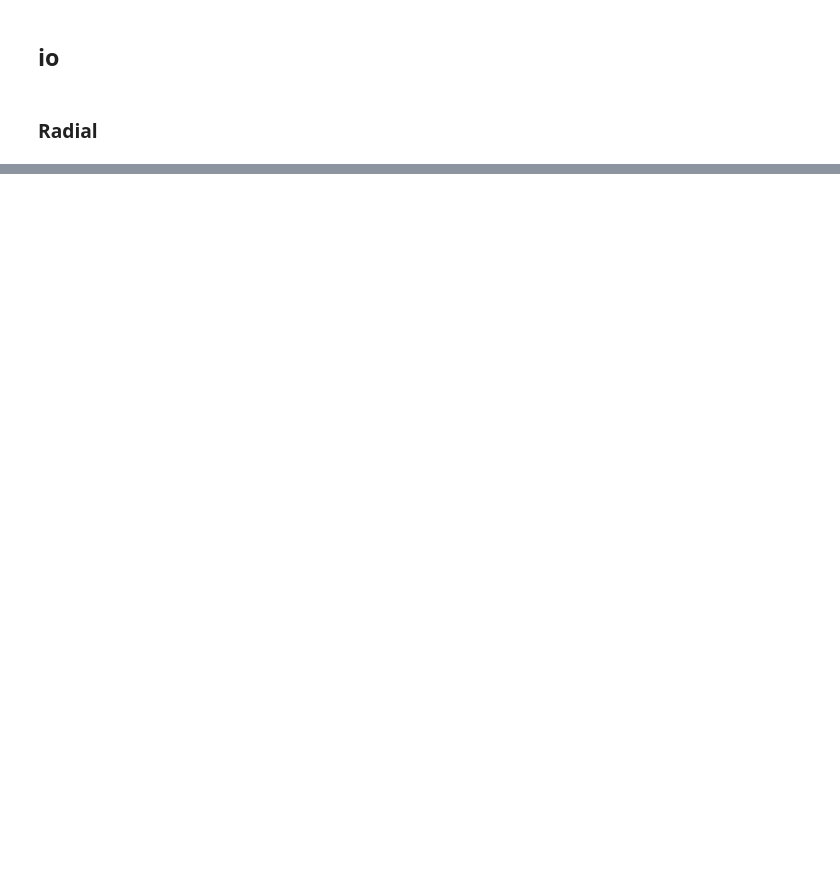
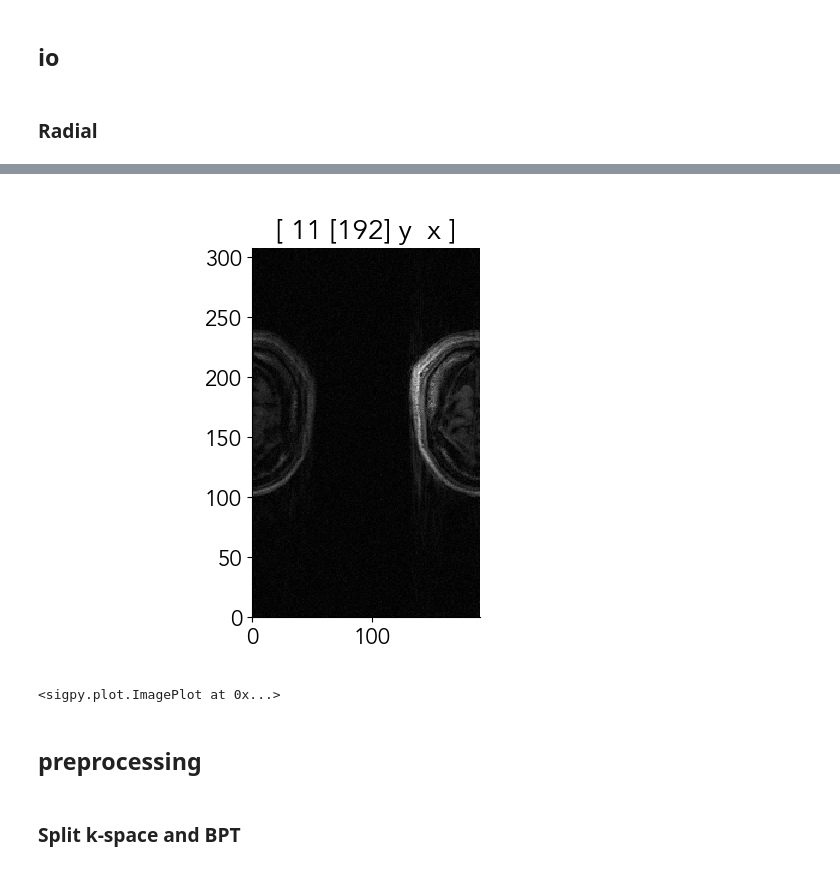
Before and after one commit to mikgroup/nonrigid-motion-bpt, a Jupyter notebook: examples/testing_libraries.ipynb, the cells around one changed output, grey strips where cells are left out. Cells and saved outputs as stored; diff of their text form; code cells hidden in the pictures; blank space fills up the shorter version.

```diff
--- a/examples/testing_libraries.ipynb
+++ b/examples/testing_libraries.ipynb
@@ -29,0 +122,2 @@ INFO: Running command: /mikQNAP/sanand/UTE/pcvipr_recon_binary -export_kdata -hd
+# %%
+im_recon = sp.ifft(bravo.data_dict['xk_recon'], axes=(-1,-2,-3))
@@ -29,0 +129,5 @@ INFO: Running command: /mikQNAP/sanand/UTE/pcvipr_recon_binary -export_kdata -hd
+# %%
+pl.ImagePlot(im_recon)
+# %% [output]
+[figure, added]
+<sigpy.plot.ImagePlot at 0x...>
@@ -29,0 +136,4 @@ INFO: Running command: /mikQNAP/sanand/UTE/pcvipr_recon_binary -export_kdata -hd
+# %% [markdown]
+## preprocessing
+# %% [markdown]
+### Split k-space and BPT
```
Also changed, not shown: parts of 22 cells of this notebook, 6 other files.
